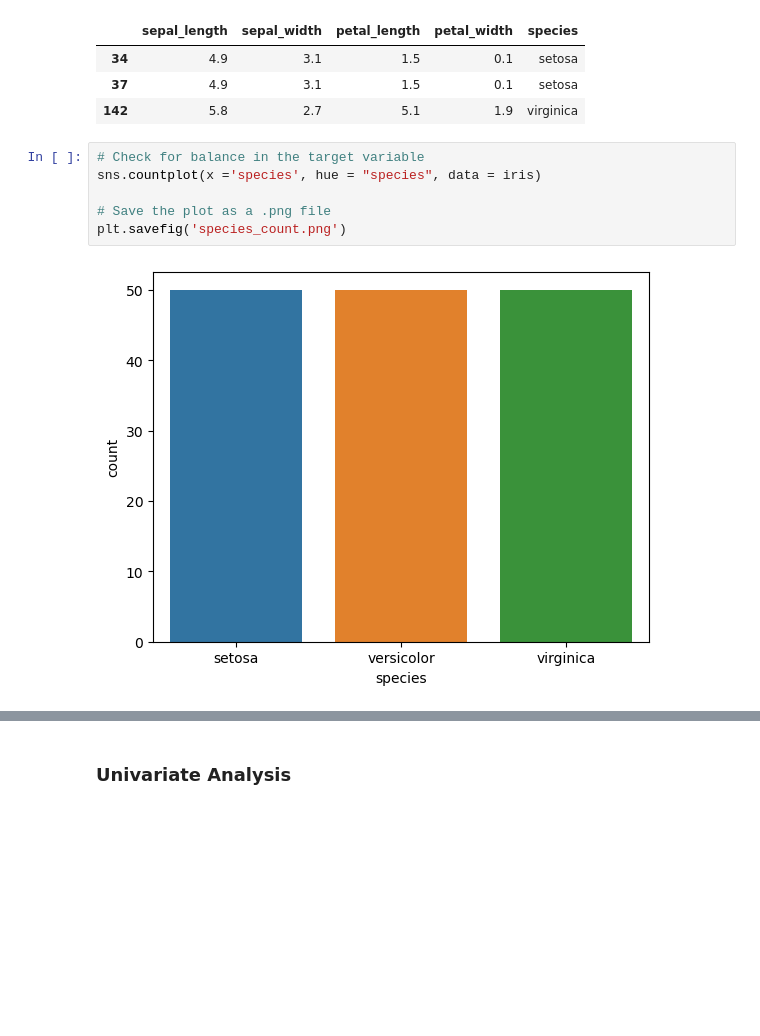
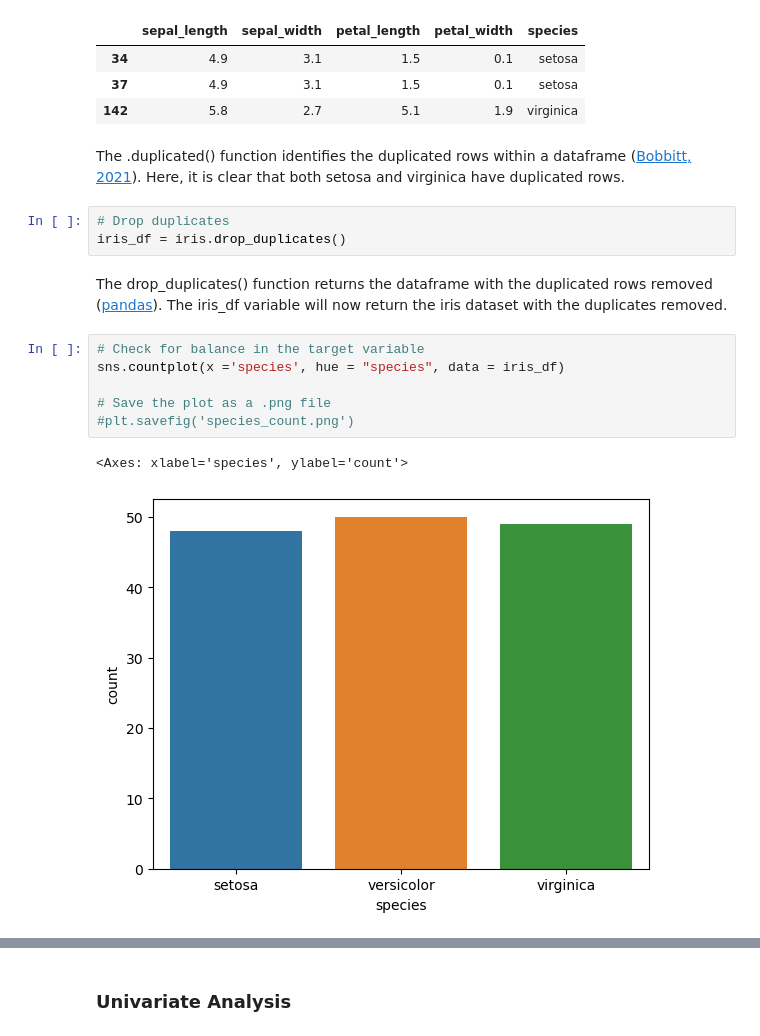
Before and after one commit to NibnabCodes/pands_project, a Jupyter notebook: investigations.ipynb, the cells around one changed output, grey strips where cells are left out. Drawn from its saved outputs; the diff is of its cells as text; blank space fills up the shorter version.

Commit message:
Finished Pre EDA; Removed duplicated rows; re-did summary & countplot

```diff
--- a/investigations.ipynb
+++ b/investigations.ipynb
@@ -96,11 +98,19 @@ iris[iris.duplicated()]
 | 34 | 4.9 | 3.1 | 1.5 | 0.1 | setosa |
 | 37 | 4.9 | 3.1 | 1.5 | 0.1 | setosa |
 | 142 | 5.8 | 2.7 | 5.1 | 1.9 | virginica |
+# %% [markdown]
+The .duplicated() function identifies the duplicated rows within a dataframe ([Bobbitt, 2021](https://www.statology.org/pandas-find-duplicates/)). Here, it is clear that both setosa and virginica have duplicated rows.
+# %%
+# Drop duplicates
+iris_df = iris.drop_duplicates()
+# %% [markdown]
+The drop_duplicates() function returns the dataframe with the duplicated rows removed ([pandas](https://pandas.pydata.org/pandas-docs/stable/reference/api/pandas.DataFrame.drop_duplicates.html)). The iris_df variable will now return the iris dataset with the duplicates removed.
 # %%
 # Check for balance in the target variable
-sns.countplot(x ='species', hue = "species", data = iris)
+sns.countplot(x ='species', hue = "species", data = iris_df)
 
 # Save the plot as a .png file
-plt.savefig('species_count.png')
+#plt.savefig('species_count.png')
 # %% [output]
+<Axes: xlabel='species', ylabel='count'>
-[figure, old version]
+[figure, new version]
```
Also changed, not shown: parts of 7 cells of this notebook, 3 other files.
